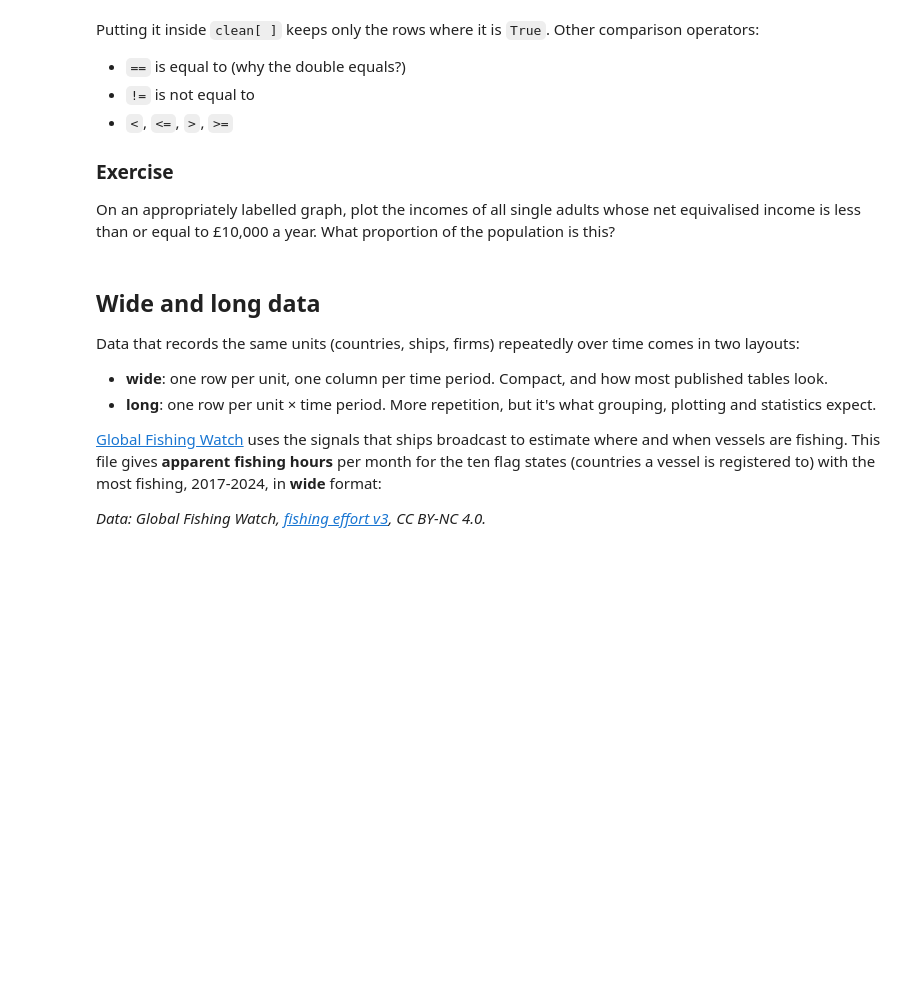
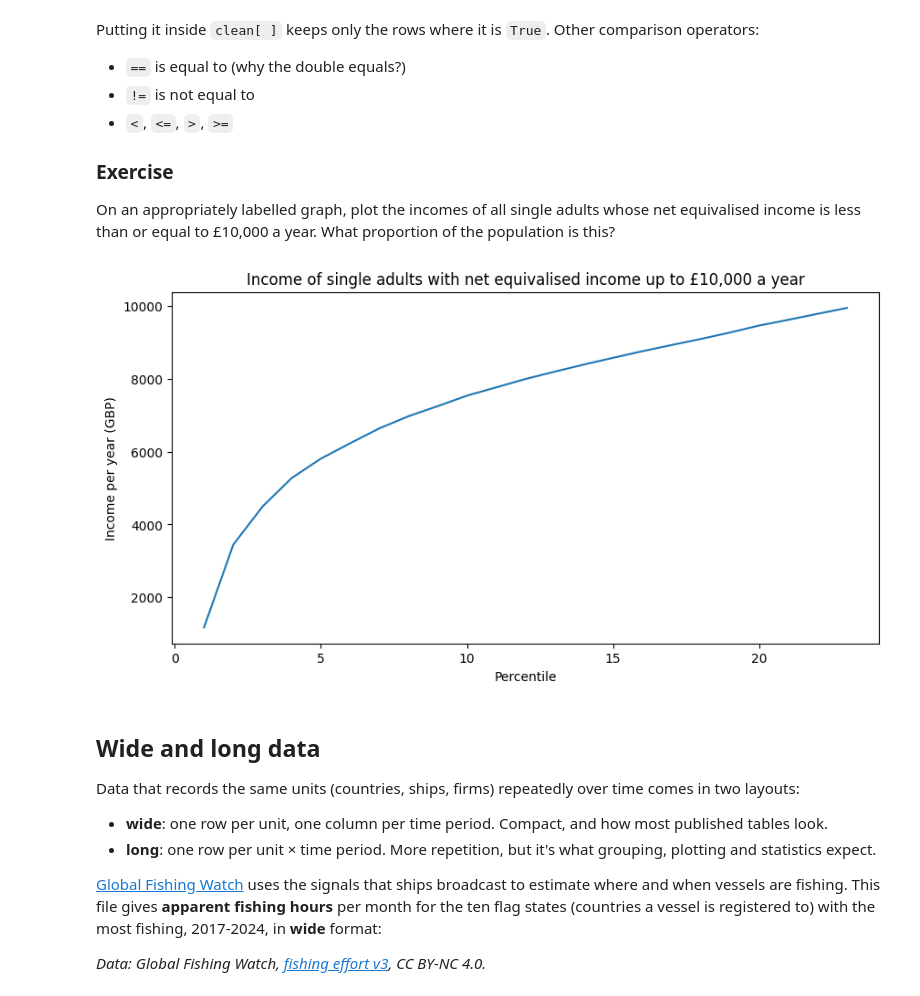
Before and after one commit to aekeana/QM2, a Jupyter notebook: notebooks/W02. Pandas.ipynb, the cells around one changed output. Cells and saved outputs as stored; diff of their text form; code cells hidden in the pictures; blank space fills up the shorter version.

```diff
--- a/notebooks/W02. Pandas.ipynb
+++ b/notebooks/W02. Pandas.ipynb
@@ -285,7 +297,16 @@ Putting it inside `clean[ ]` keeps only the rows where it is `True`. Other compa
 
 On an appropriately labelled graph, plot the incomes of all single adults whose net equivalised income is less than or equal to £10,000 a year. What proportion of the population is this?
 # %%
-# your code here
+sa = income["Single adult"]
+clean_sa = sa.replace(",", "", regex=True).astype(float)
+dataset = clean_sa[clean_sa < 10000]
+dataset.plot()
+plt.title("Income of single adults with net equivalised income up to £10,000 a year")
+plt.xlabel("Percentile")
+plt.ylabel("Income per year (GBP)")
+plt.show()
+# %% [output]
+[figure, added]
 # %% [markdown]
 ## Wide and long data
 
```
Also changed, not shown: parts of 3 cells of this notebook.
